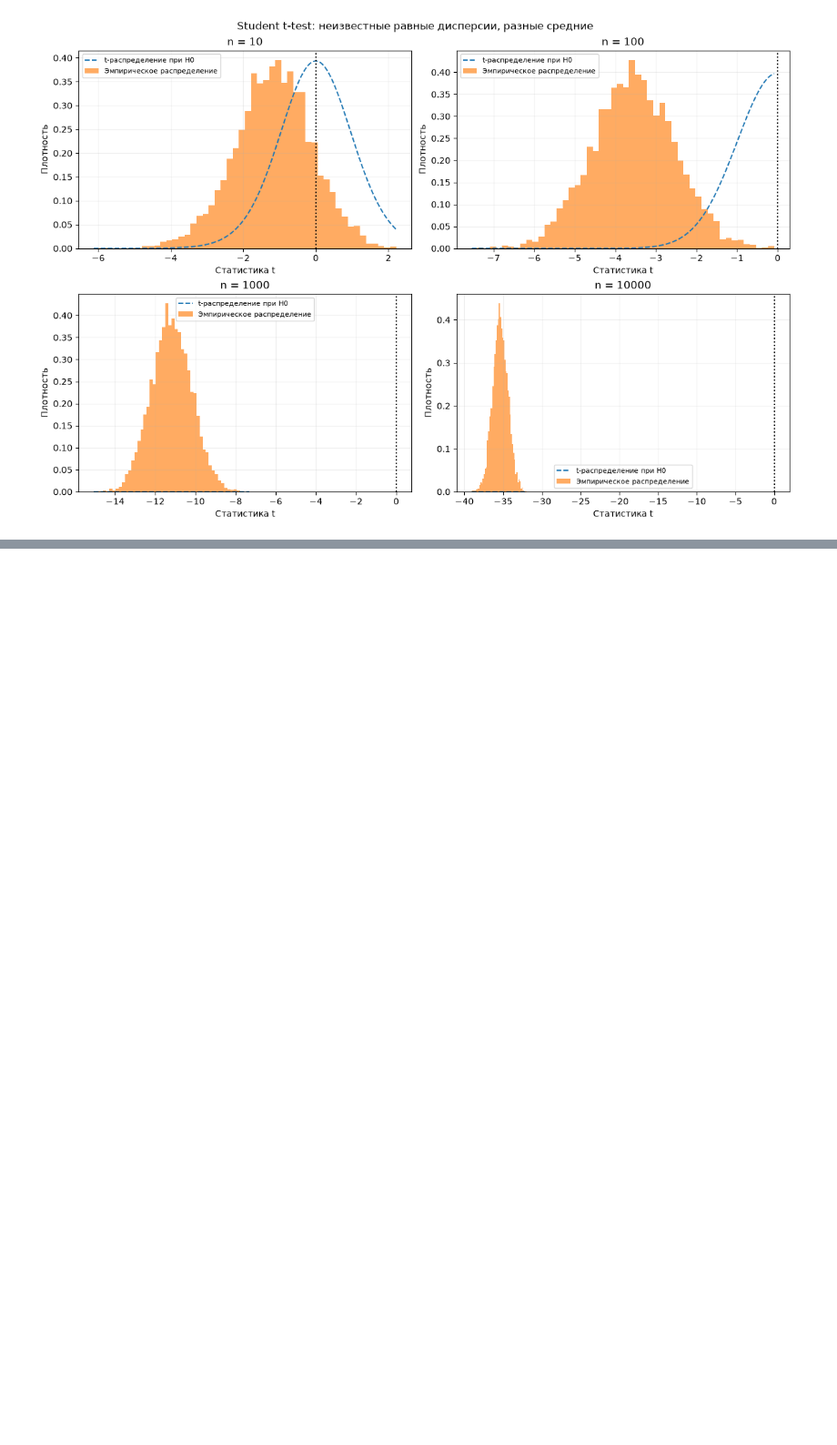
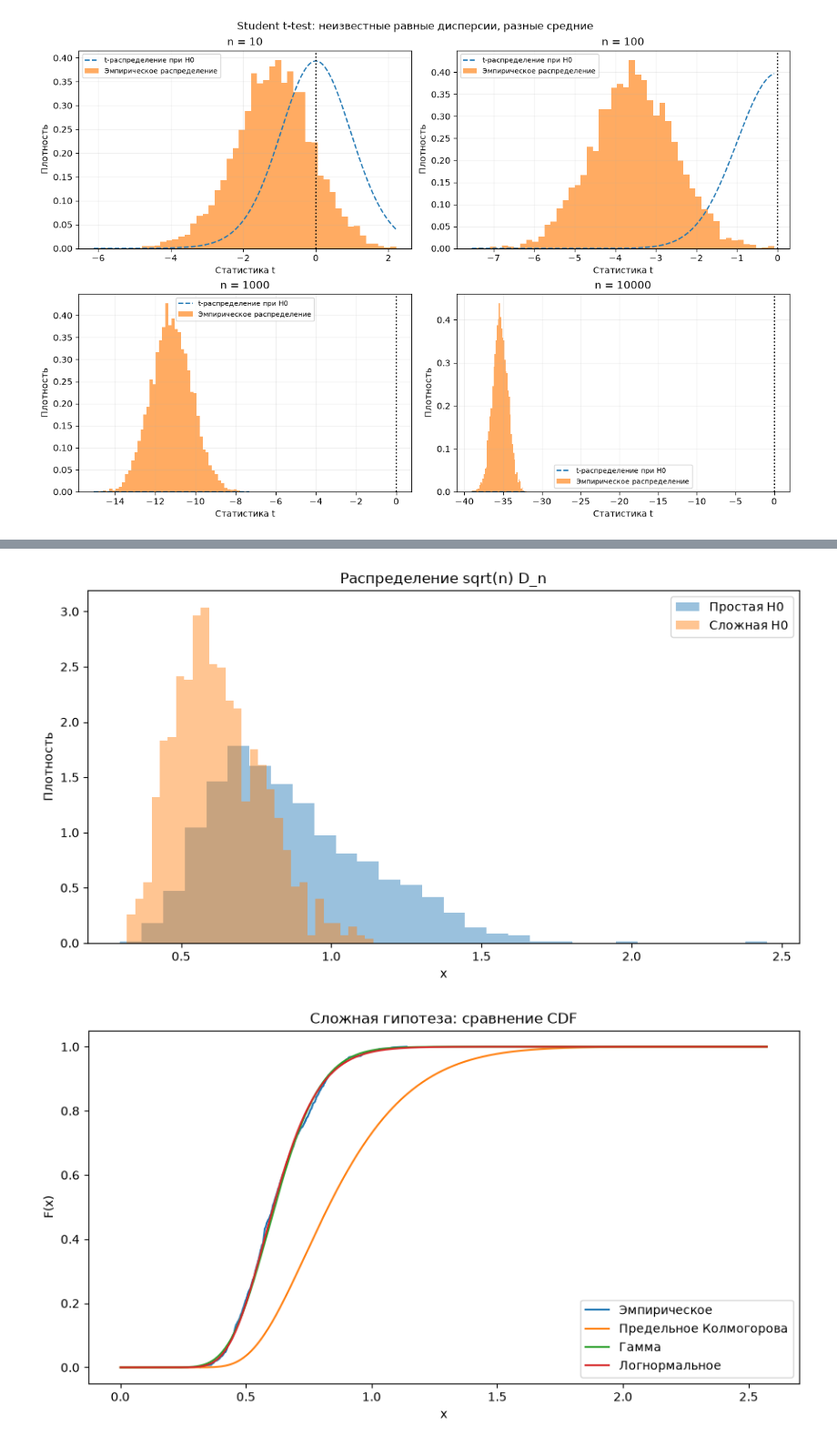
Before and after one commit to defini7/Labs, a Jupyter notebook: 5_term/statistics/lab4.ipynb, the cells around one changed output, grey strips where cells are left out. Shown at 91% size. Cells and saved outputs as stored; diff of their text form; code cells hidden in the pictures; blank space fills up the shorter version.

Commit message:
added stat/4, modified ml/3

```diff
--- a/5_term/statistics/lab4.ipynb
+++ b/5_term/statistics/lab4.ipynb
@@ -223,0 +471,8 @@ mu1=10, mu2=10, sigma1=2, sigma2=2
+# %%
+fit_loc_e, fit_scale_e = stats.expon.fit(sample_exp)
+dist_exp_c = stats.expon(loc=fit_loc_e, scale=fit_scale_e)
+fit_scale_e_only = np.mean(sample_exp)
+dist_exp_c_only = stats.expon(scale=fit_scale_e_only)
+
+chi2_c_e, crit_chi2_c_e = pearson_continuous(sample_exp, dist_exp_c_only, k_bins, r=1)
+ks_c_e, crit_ks_c_e = ks_test_complex_bootstrap(sample_exp, "expon")
@@ -223,0 +568,12 @@ mu1=10, mu2=10, sigma1=2, sigma2=2
+# %%
+def ks_distance(sample, cdf):
+    x = np.sort(np.asarray(sample))
+    N = len(x)
+
+    F = np.asarray(cdf(x))
+    i = np.arange(1, N + 1)
+
+    d_plus = np.max(i / N - F)
+    d_minus = np.max(F - (i - 1) / N)
+
+    return max(d_plus, d_minus)
@@ -223,0 +874,53 @@ mu1=10, mu2=10, sigma1=2, sigma2=2
+# %%
+grid = np.linspace(
+    0.001,
+    max(K_complex.max(), K_simple.max()) * 1.05,
+    500
+)
+
+plt.figure(figsize=(9, 5))
+plt.hist(K_simple, bins=30, density=True,
+         alpha=0.45, label="Простая H0")
+plt.hist(K_complex, bins=30, density=True,
+         alpha=0.45, label="Сложная H0")
+plt.title("Распределение sqrt(n) D_n")
+plt.xlabel("x")
+plt.ylabel("Плотность")
+plt.legend()
+plt.tight_layout()
+plt.show()
+
+plt.figure(figsize=(9, 5))
+
+x_sorted = np.sort(K_complex)
+empirical_cdf = np.arange(1, N + 1) / N
+
+plt.plot(x_sorted, empirical_cdf, label="Эмпирическое")
+plt.plot(
+    grid, kolmogorov_cdf(grid),
+    label="Предельное Колмогорова"
+)
+plt.plot(
+    grid,
+    stats.gamma.cdf(
+        grid, a=gamma_shape, loc=0, scale=gamma_scale
+    ),
+    label="Гамма"
+)
+plt.plot(
+    grid,
+    stats.lognorm.cdf(
+        grid, s=lognorm_shape, loc=0, scale=lognorm_scale
+    ),
+    label="Логнормальное"
+)
+
+plt.title("Сложная гипотеза: сравнение CDF")
+plt.xlabel("x")
+plt.ylabel("F(x)")
+plt.legend()
+plt.tight_layout()
+plt.show()
+# %% [output]
+[figure, added]
+[figure, added]
```
Also changed, not shown: parts of 26 cells of this notebook, 1 other file.
